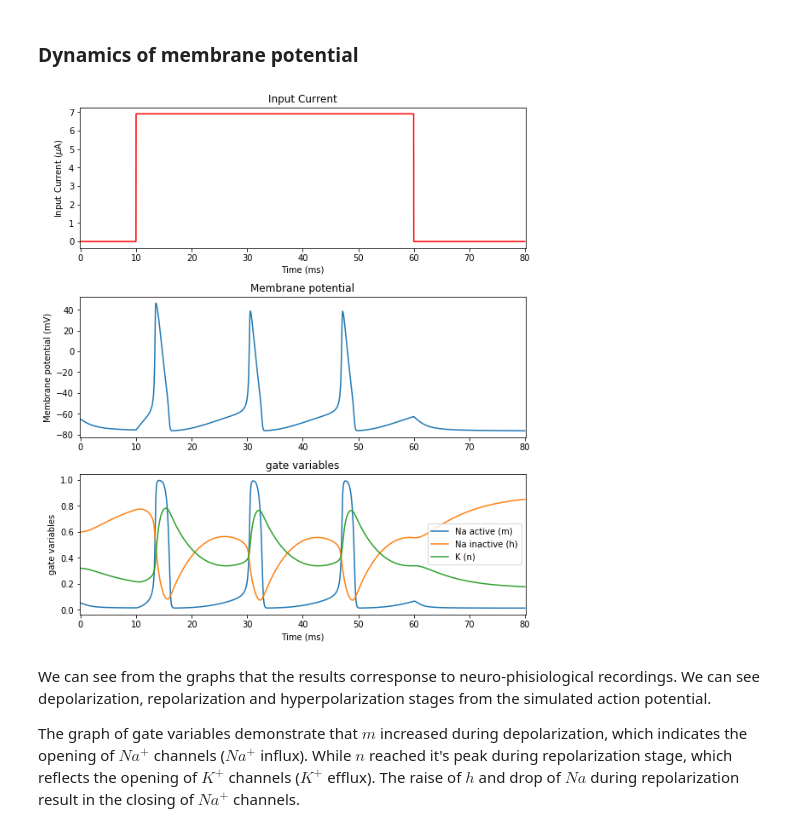
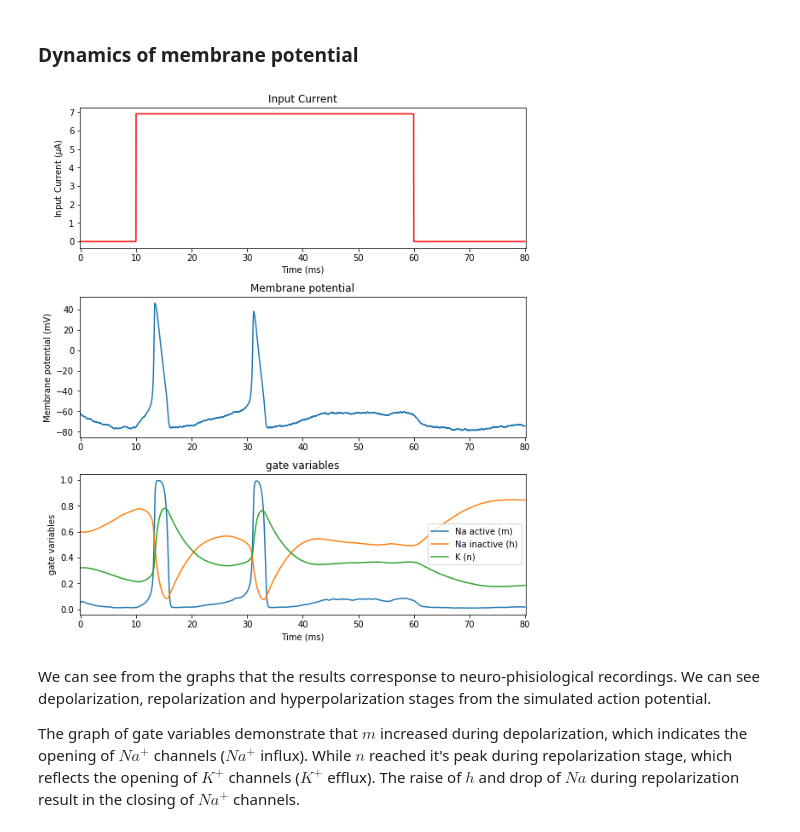
Before and after one commit to Gracewx/BrainPy-Models, a Jupyter notebook: docs/neurons/HH_model.ipynb, the cells around one changed output. Saved outputs shown, nothing was run; the diff lists cells and outputs as text; code cells hidden in the pictures.

```diff
--- a/docs/neurons/HH_model.ipynb
+++ b/docs/neurons/HH_model.ipynb
@@ -75,7 +75,7 @@ def dVdt(V, t, m, h, n, input_current):
     I_K = (g_K * np.power(n, 4.0))* (V - E_K)
     I_leak = g_leak * (V - E_K)
     dvdt = (- I_Na - I_K - I_leak + input_current)/C
-    return dvdt
+    return dvdt, noise / C
 # %% [markdown]
 In BrainPy, you can just write down the right side of the differential equation, and use a decorator `@bp.integrate` before the function definition. This decorator will provide a numerical integrate method to solve the differential equation. (It will use Euler's method by default)
 # %% [markdown]
@@ -211,7 +211,7 @@ def define_HH (noise=0., V_threshold = V_THRESHOLD, C = C, E_Na = E_NA, E_K = E_
         I_K = (g_K * np.power(n, 4.0))* (V - E_K)
         I_leak = g_leak * (V - E_K)
         dvdt = (- I_Na - I_K - I_leak + input_current)/C
-        return dvdt
+        return dvdt, noise / C
 
     # update the variables change over time (for each step)
     def update(ST, _t_):
@@ -238,12 +238,19 @@ bp.profile.set(backend='numpy', dt=0.02, numerical_method='milstein', merge_step
 # %% [markdown]
 Create neurons and networks.
 # %%
+n_neurons = 100
+
+# set initial g_K (between 35 and 37)
+g_K = np.random.random(n_neurons) * 2 + 35
+
 # create HH neuron
-HH = define_HH(noise = 1., V_threshold = V_THRESHOLD, C = C, E_Na = E_NA, E_K = E_K,
-             E_leak = E_LEAK, g_Na = G_NA, g_K = G_K, g_leak = G_LEAK)
+HH = define_HH(noise = 1., g_K = g_K)
 
-neuron = bp.NeuGroup(HH, geometry=(1,),
+neuron = bp.NeuGroup(HH, geometry=(n_neurons,),
                      monitors=['spike', 'V', 'm', 'h', 'n'])
+
+# set initial variable state
+neuron.ST['V'] = np.random.random(n_neurons) * 20 + -75
 
 # create network
 network = bp.Network(neuron)
@@ -287,35 +296,35 @@ import matplotlib.pyplot as plt
 ts = neuron.mon.ts
 fig, gs = bp.visualize.get_figure(3, 1, 3, 8)
 
 # plot input current
 fig.add_subplot(gs[0, 0])
-plt.plot(ts, step_I, color = 'red')
+plt.plot(ts, step_I, 'r')
 plt.ylabel('Input Current ($\mu$A)')
 plt.xlim(-0.1, duration + 0.1)
 plt.xlabel('Time (ms)')
 plt.title('Input Current')
 
 # plot membrane potential
 fig.add_subplot(gs[1, 0])
 plt.plot(ts, neuron.mon.V[:, 0])
 plt.ylabel('Membrane potential (mV)')
 plt.xlim(-0.1, duration + 0.1)
 plt.title('Membrane potential')
 
 # plot gate variables
 fig.add_subplot(gs[2, 0])
 plt.plot(ts, neuron.mon.m[:, 0], label='Na active (m)')
 plt.plot(ts, neuron.mon.h[:, 0], label='Na inactive (h)')
 plt.plot(ts, neuron.mon.n[:, 0], label='K (n)')
 plt.legend()
 plt.xlim(-0.1, duration + 0.1)
 plt.xlabel('Time (ms)')
 plt.ylabel('gate variables')
 plt.title('gate variables')
 
 plt.show()
 # %% [output]
-[figure, old version]
+[figure, new version]
 # %% [markdown]
 We can see from the graphs that the results corresponse to neuro-phisiological recordings. We can see depolarization, repolarization and hyperpolarization stages from the simulated action potential.
 
```
Also changed, not shown: parts of 20 cells of this notebook.
